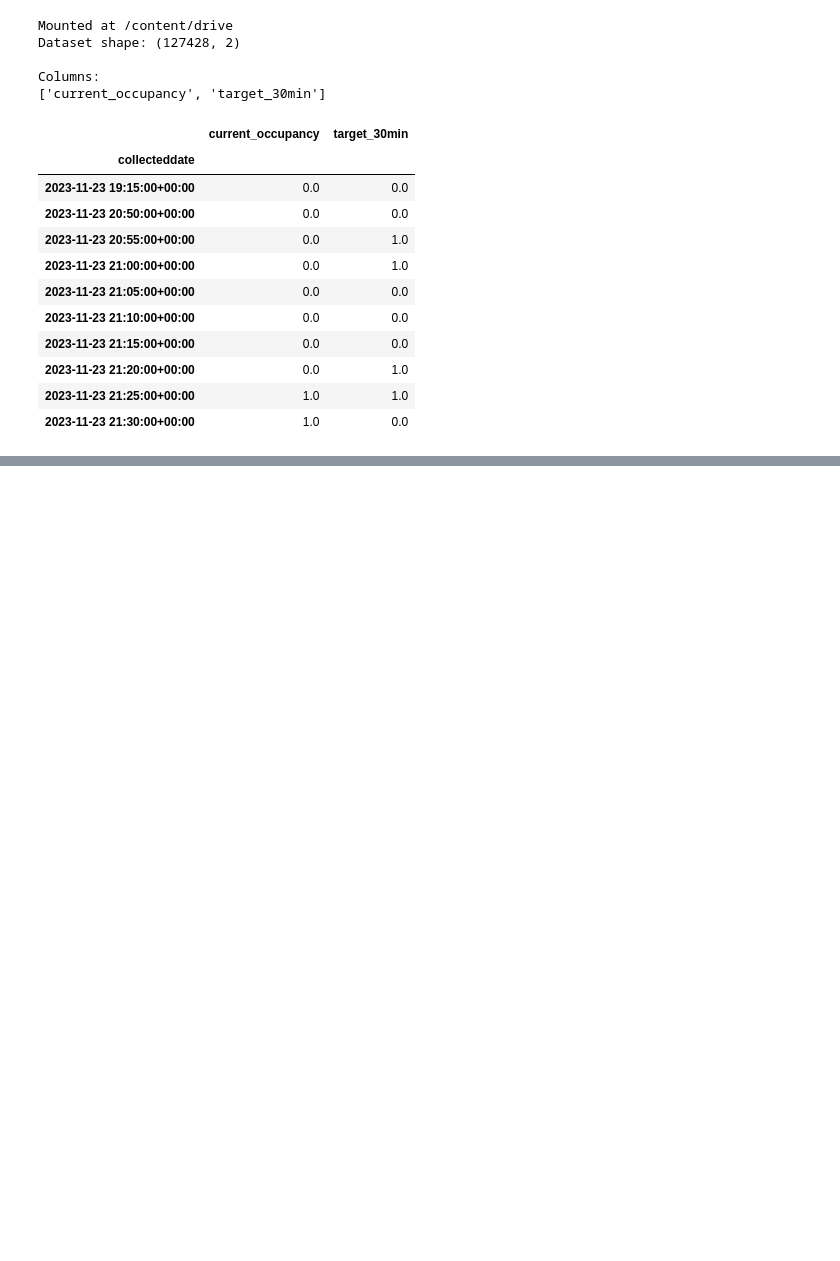
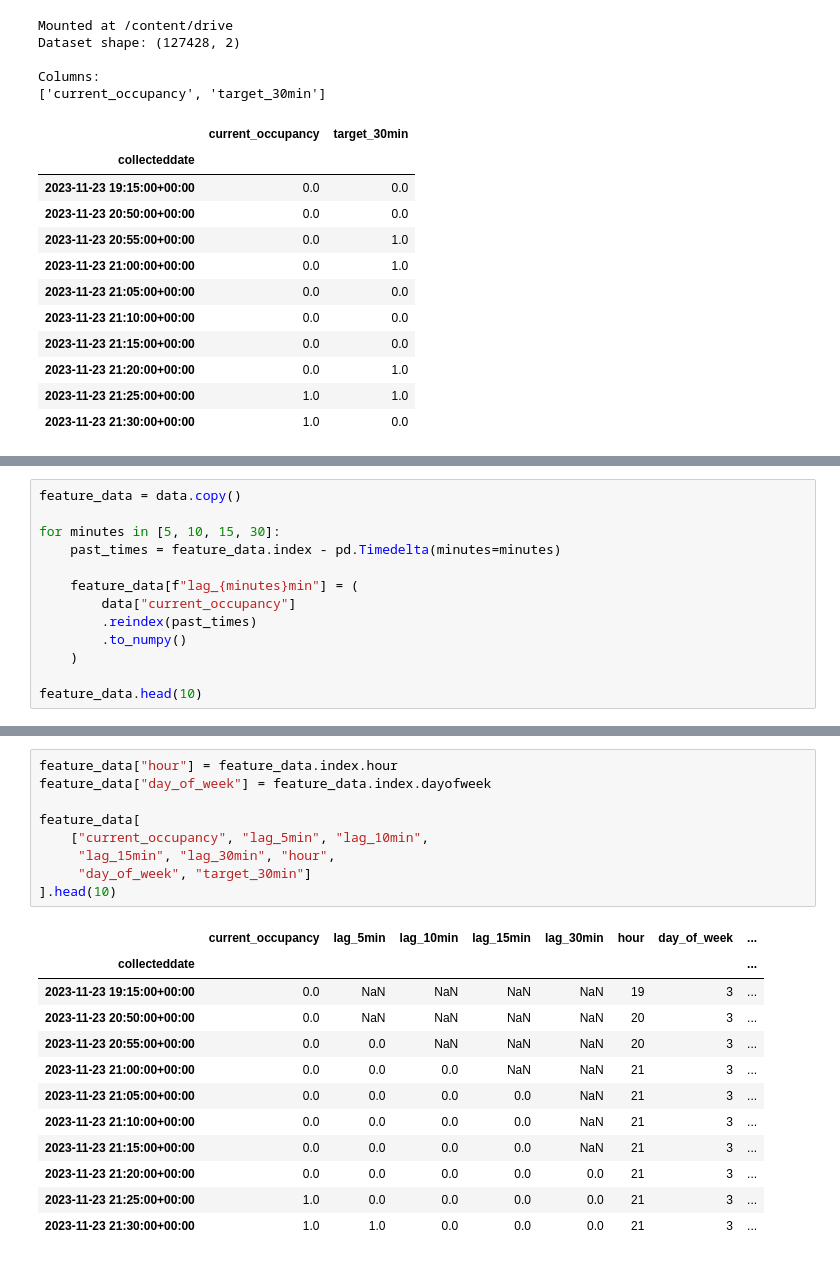
Before and after one commit to Betty-jyw/MMA3001-Occupancy-Prediction, a Jupyter notebook: notebooks/02_feature_engineering.ipynb, the cells around one changed output, grey strips where cells are left out. Saved outputs shown, nothing was run; the diff lists cells and outputs as text; blank space fills up the shorter version.

```diff
--- a/notebooks/02_feature_engineering.ipynb
+++ b/notebooks/02_feature_engineering.ipynb
@@ -58,0 +85,13 @@ Columns:
+# %%
+feature_data = data.copy()
+
+for minutes in [5, 10, 15, 30]:
+    past_times = feature_data.index - pd.Timedelta(minutes=minutes)
+
+    feature_data[f"lag_{minutes}min"] = (
+        data["current_occupancy"]
+        .reindex(past_times)
+        .to_numpy()
+    )
+
+feature_data.head(10)
@@ -58,0 +111,22 @@ Columns:
+# %%
+feature_data["hour"] = feature_data.index.hour
+feature_data["day_of_week"] = feature_data.index.dayofweek
+
+feature_data[
+    ["current_occupancy", "lag_5min", "lag_10min",
+     "lag_15min", "lag_30min", "hour",
+     "day_of_week", "target_30min"]
+].head(10)
+# %% [output]
+|  | current_occupancy | lag_5min | lag_10min | lag_15min | lag_30min | hour | day_of_week | ... |
+| collecteddate |  |  |  |  |  |  |  | ... |
+| 2023-11-23 19:15:00+00:00 | 0.0 | NaN | NaN | NaN | NaN | 19 | 3 | ... |
+| 2023-11-23 20:50:00+00:00 | 0.0 | NaN | NaN | NaN | NaN | 20 | 3 | ... |
+| 2023-11-23 20:55:00+00:00 | 0.0 | 0.0 | NaN | NaN | NaN | 20 | 3 | ... |
+| 2023-11-23 21:00:00+00:00 | 0.0 | 0.0 | 0.0 | NaN | NaN | 21 | 3 | ... |
+| 2023-11-23 21:05:00+00:00 | 0.0 | 0.0 | 0.0 | 0.0 | NaN | 21 | 3 | ... |
+| 2023-11-23 21:10:00+00:00 | 0.0 | 0.0 | 0.0 | 0.0 | NaN | 21 | 3 | ... |
+| 2023-11-23 21:15:00+00:00 | 0.0 | 0.0 | 0.0 | 0.0 | NaN | 21 | 3 | ... |
+| 2023-11-23 21:20:00+00:00 | 0.0 | 0.0 | 0.0 | 0.0 | 0.0 | 21 | 3 | ... |
+| 2023-11-23 21:25:00+00:00 | 1.0 | 0.0 | 0.0 | 0.0 | 0.0 | 21 | 3 | ... |
+| 2023-11-23 21:30:00+00:00 | 1.0 | 1.0 | 0.0 | 0.0 | 0.0 | 21 | 3 | ... |
```
Also changed, not shown: parts of 8 cells of this notebook.
